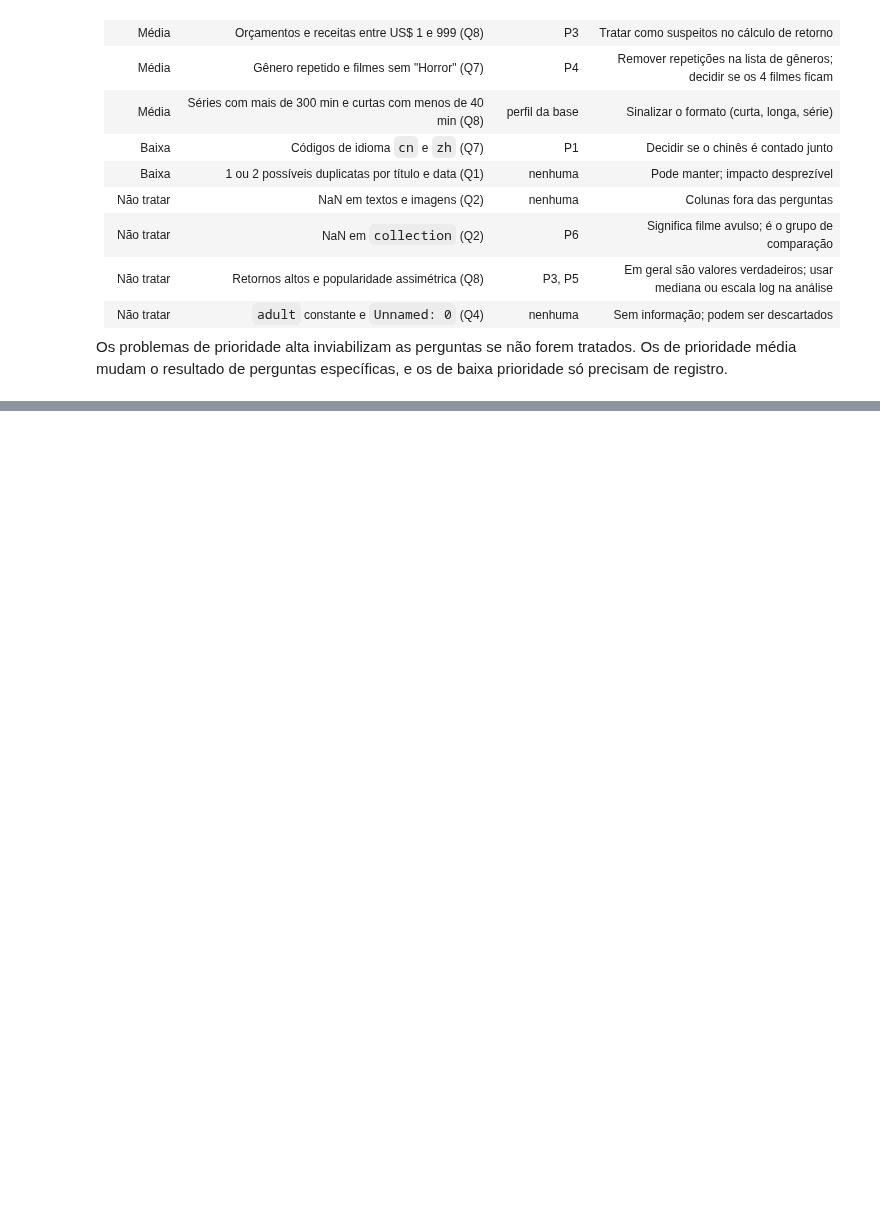
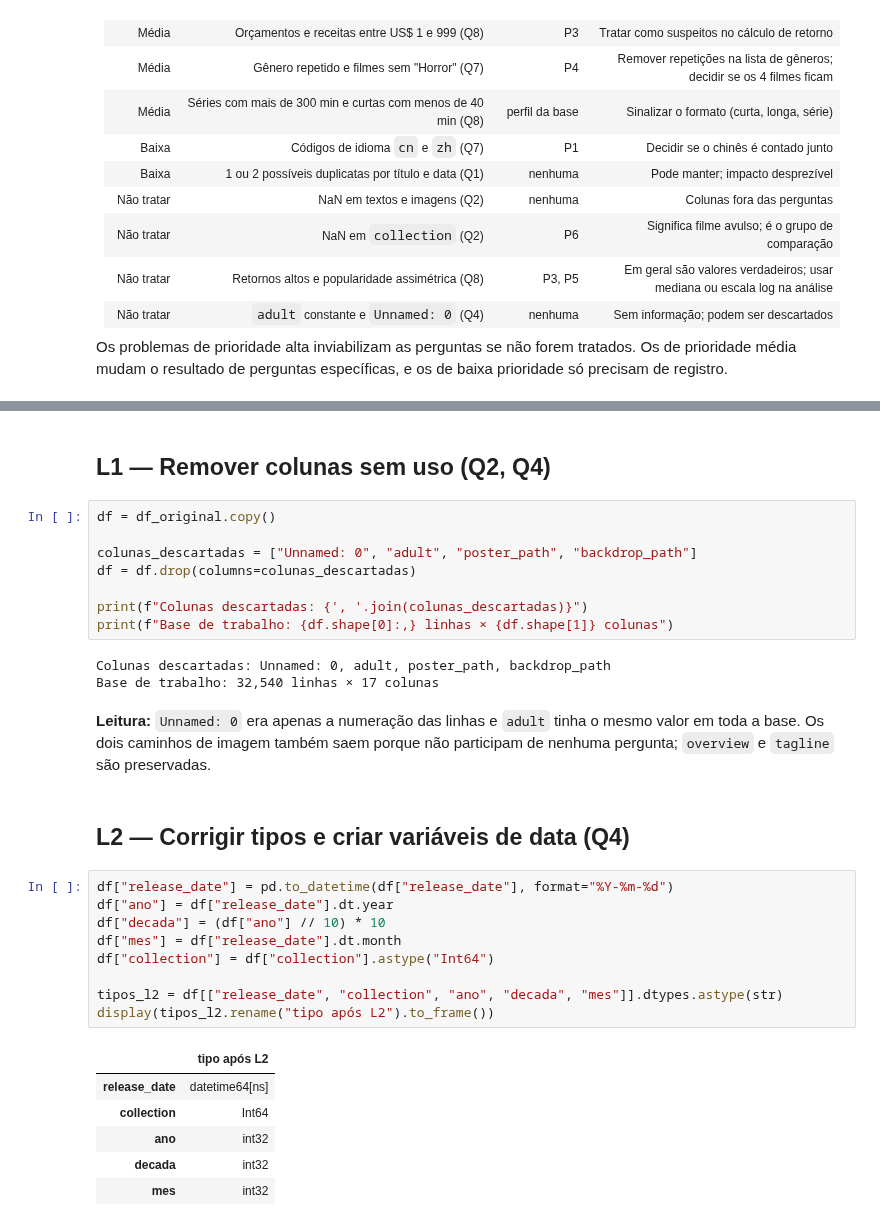
Before and after one commit to Mateuscruz19/HorrorMoviesData, a Jupyter notebook: HorrorMovieAnalysis.ipynb, the cells around one changed output, grey strips where cells are left out. Saved outputs shown, nothing was run; the diff lists cells and outputs as text; blank space fills up the shorter version.

Commit message:
feat: data cleaning - types, zeros, votes and unreleased films

```diff
--- a/HorrorMovieAnalysis.ipynb
+++ b/HorrorMovieAnalysis.ipynb
@@ -870,0 +830,33 @@ display(decisoes.style.hide(axis="index"))
+# %% [markdown]
+## L1 — Remover colunas sem uso (Q2, Q4)
+# %%
+df = df_original.copy()
+
+colunas_descartadas = ["Unnamed: 0", "adult", "poster_path", "backdrop_path"]
+df = df.drop(columns=colunas_descartadas)
+
+print(f"Colunas descartadas: {', '.join(colunas_descartadas)}")
+print(f"Base de trabalho: {df.shape[0]:,} linhas × {df.shape[1]} colunas")
+# %% [output]
+Colunas descartadas: Unnamed: 0, adult, poster_path, backdrop_path
+Base de trabalho: 32,540 linhas × 17 colunas
+# %% [markdown]
+**Leitura:** `Unnamed: 0` era apenas a numeração das linhas e `adult` tinha o mesmo valor em toda a base. Os dois caminhos de imagem também saem porque não participam de nenhuma pergunta; `overview` e `tagline` são preservadas.
+# %% [markdown]
+## L2 — Corrigir tipos e criar variáveis de data (Q4)
+# %%
+df["release_date"] = pd.to_datetime(df["release_date"], format="%Y-%m-%d")
+df["ano"] = df["release_date"].dt.year
+df["decada"] = (df["ano"] // 10) * 10
+df["mes"] = df["release_date"].dt.month
+df["collection"] = df["collection"].astype("Int64")
+
+tipos_l2 = df[["release_date", "collection", "ano", "decada", "mes"]].dtypes.astype(str)
+display(tipos_l2.rename("tipo após L2").to_frame())
+# %% [output]
+|  | tipo após L2 |
+| release_date | datetime64[ns] |
+| collection | Int64 |
+| ano | int32 |
+| decada | int32 |
+| mes | int32 |
```
Also changed, not shown: parts of 17 cells of this notebook.
